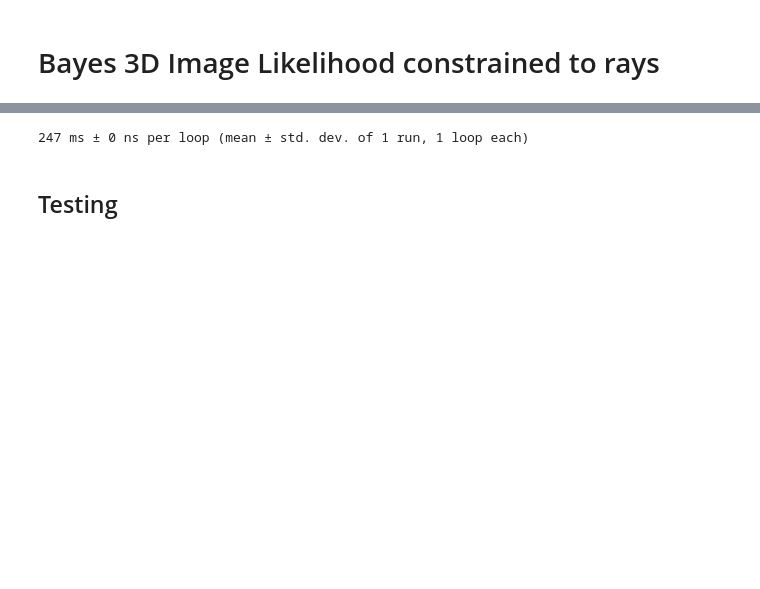
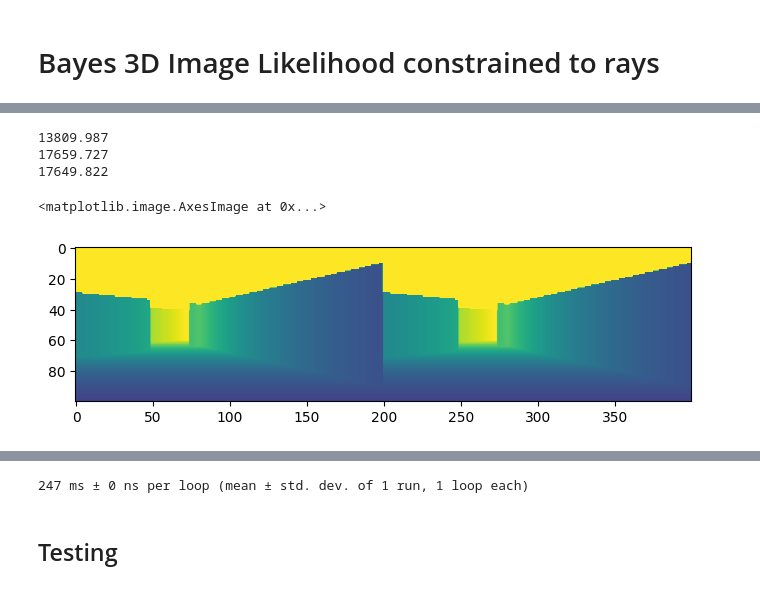
Before and after one commit to mirkoklukas/bayes3d, a Jupyter notebook: scripts/notebooks/_mkl/01 - Likelihood Constrained to Rays.ipynb, the cells around one changed output, grey strips where cells are left out. Saved outputs shown, nothing was run; the diff lists cells and outputs as text; code cells hidden in the pictures; blank space fills up the shorter version.

```diff
--- a/scripts/notebooks/_mkl/01 - Likelihood Constrained to Rays.ipynb
+++ b/scripts/notebooks/_mkl/01 - Likelihood Constrained to Rays.ipynb
@@ -88,7 +102,11 @@ def get_1d_mixture_components(x, ys, sig):
 def constrained_lh_mix(x, ys, zmax=100.0, sig=0.1):
     d, ds, ws = get_1d_mixture_components(x, ys, sig)
 
-    logps = truncnorm_logpdf(d, (0.0 - ds)/sig, (zmax - ds)/sig, loc=ds, scale=sig)
+    # Adjusted zmax: the range at which x intersects the far plane
+    # Depends on the behaviour we want...
+    zmax_ = d/x[2]*zmax
+
+    logps = truncnorm_logpdf(d, (0.0 - ds)/sig, (zmax_ - ds)/sig, loc=ds, scale=sig)
     logp  = logsumexp(logps + ws)
 
     return logp
@@ -109,7 +127,7 @@ def constrained_lh(X, Y, zmax, sig, outlier, w:int):
     """"Likelihood of observation X conditioned on Y."""
     Y_   = jax.lax.pad(Y,  -100., ((w,w,0),(w,w,0),(0,0,0)) )
 
-    I, J = jnp.meshgrid(jnp.arange(X.shape[0]), jnp.arange(X.shape[1]))
+    J, I = jnp.meshgrid(jnp.arange(X.shape[1]), jnp.arange(X.shape[0]))
     I = I.ravel()
     J = J.ravel()
 
@@ -124,3 +195,32 @@ constrained_lh_jit = jit(constrained_lh,static_argnames=("w",))
+# %%
+zmax    = 20.
+sig     = .2
+var     = sig**2
+outlier = 0.0
+outlier_vol = 100.
+w       = 0
+
+args = (zmax, sig, outlier, w)
+
+
+X = imgs[2,:,:,:3]
+Y = imgs[2,:,:,:3]
+
+
+print(X.shape[0]*X.shape[1]*truncnorm_logpdf(zmax/2, (0.0 - zmax/2)/sig, (zmax - zmax/2)/sig, loc=zmax/2, scale=sig))
+
+logp = constrained_lh_jit(X, Y, *args)
+print(logp)
+print(logp - jnp.log(X.shape[0]*X.shape[1]))
+
+plt.figure(figsize=(8,2))
+plt.imshow(jnp.concatenate([X[:,:,2],Y[:,:,2]], axis=1), vmin=0., vmax=5)
+# %% [output]
+13809.987
+17659.727
+17649.822
+<matplotlib.image.AxesImage at 0x...>
+[figure, added]
 # %%
 #|export
 def img_mean_and_var(X, zmax, sig, w):
```
Also changed, not shown: parts of 5 cells of this notebook, 3 other files.
